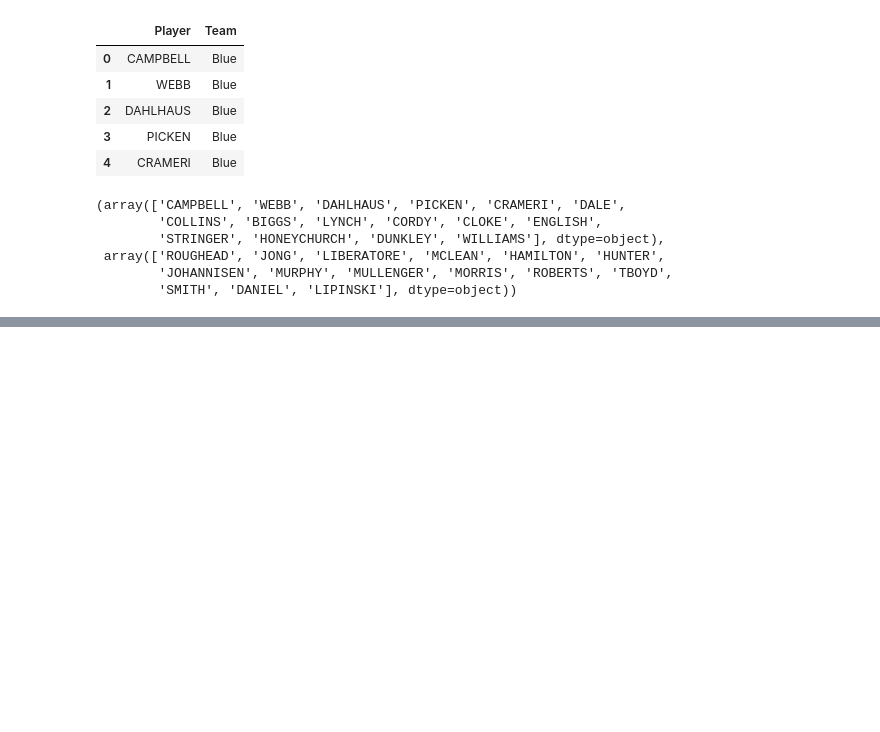
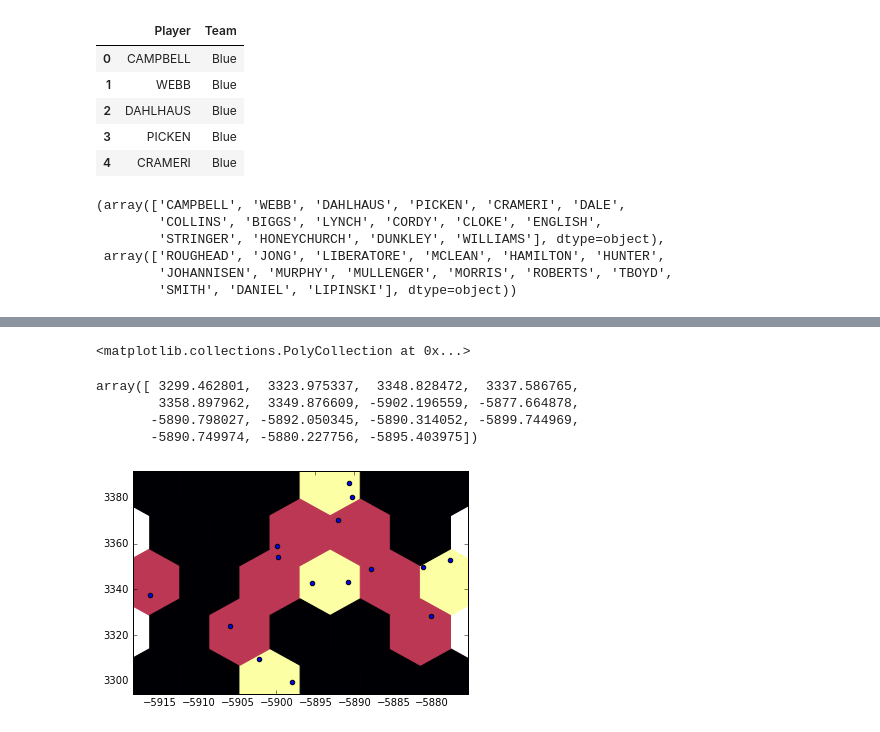
Before and after one commit to ballarat-hackerspace/westisbest, a Jupyter notebook: analysis/Player Positions.ipynb, the cells around one changed output, grey strips where cells are left out. Drawn from its saved outputs; the diff is of its cells as text; code cells hidden in the pictures; blank space fills up the shorter version.

```diff
--- a/analysis/Player Positions.ipynb
+++ b/analysis/Player Positions.ipynb
@@ -70,6 +69,9 @@ player_positions["LIBERATORE_X"] = player_positions["LIBEREATORE_X"]
 del player_positions["LIBEREATORE_X"]
 # %%
 del player_positions["INPERIOD"]
+# %%
+sorted_columns = sorted(player_positions.columns)
+player_positions = player_positions[sorted_columns]
 # %%
 player_positions.columns
 # %% [output]
@@ -205,0 +250,21 @@ HTML(anim.to_html5_video())
+# %%
+hb
+# %% [output]
+<matplotlib.collections.PolyCollection at 0x...>
+# %%
+y
+# %% [output]
+array([ 3299.462801,  3323.975337,  3348.828472,  3337.586765,
+        3358.897962,  3349.876609, -5902.196559, -5877.664878,
+       -5890.798027, -5892.050345, -5890.314052, -5899.744969,
+       -5890.749974, -5880.227756, -5895.403975])
+# %%
+fig, ax = plt.subplots()
+#p1 = np.vstack([player_values[i:i+2] for i in range(0, len(player_values), 2)])
+x, y = p1[:,0], p1[:,1]
+
+#plt.scatter(p1[:,0], p1[:,1], gridsize=13)  #, c=team_color)
+hb = ax.hexbin(x, y, gridsize=5, cmap='inferno')
+hb = ax.scatter(x, y)
+# %% [output]
+[figure, added]
```
Also changed, not shown: parts of 9 cells of this notebook.
